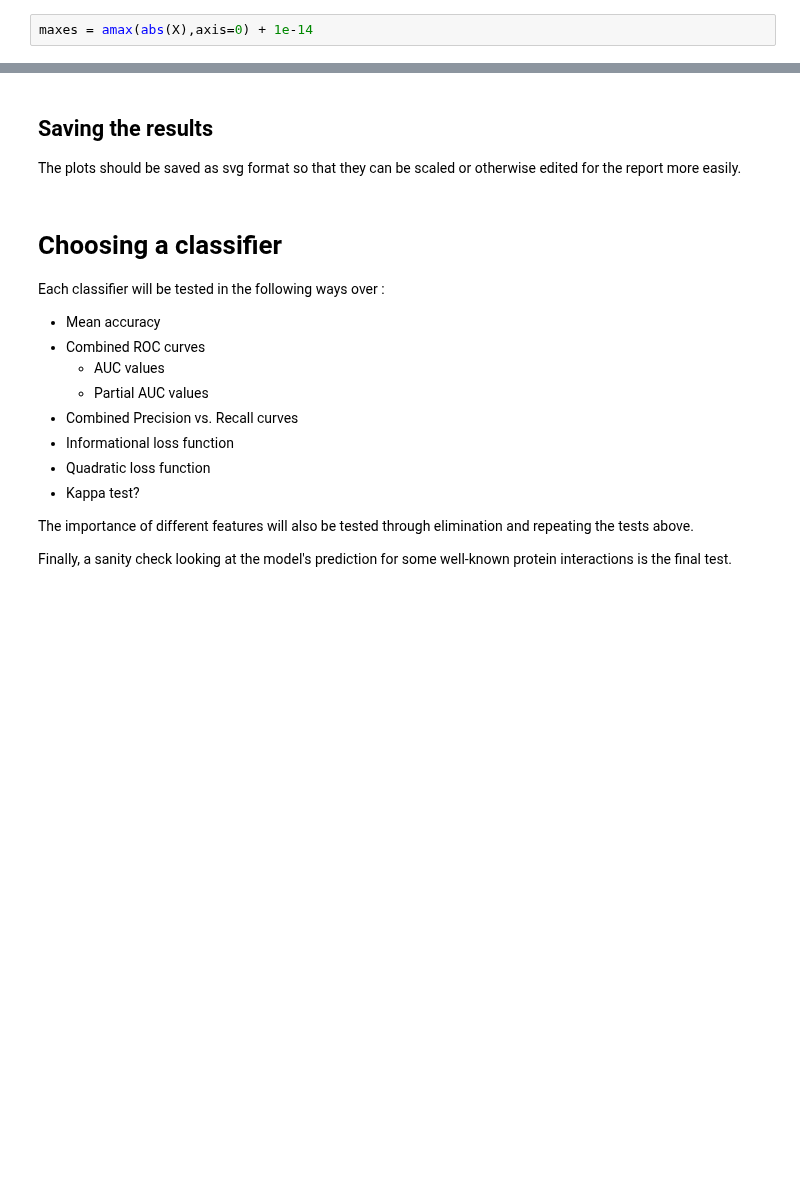
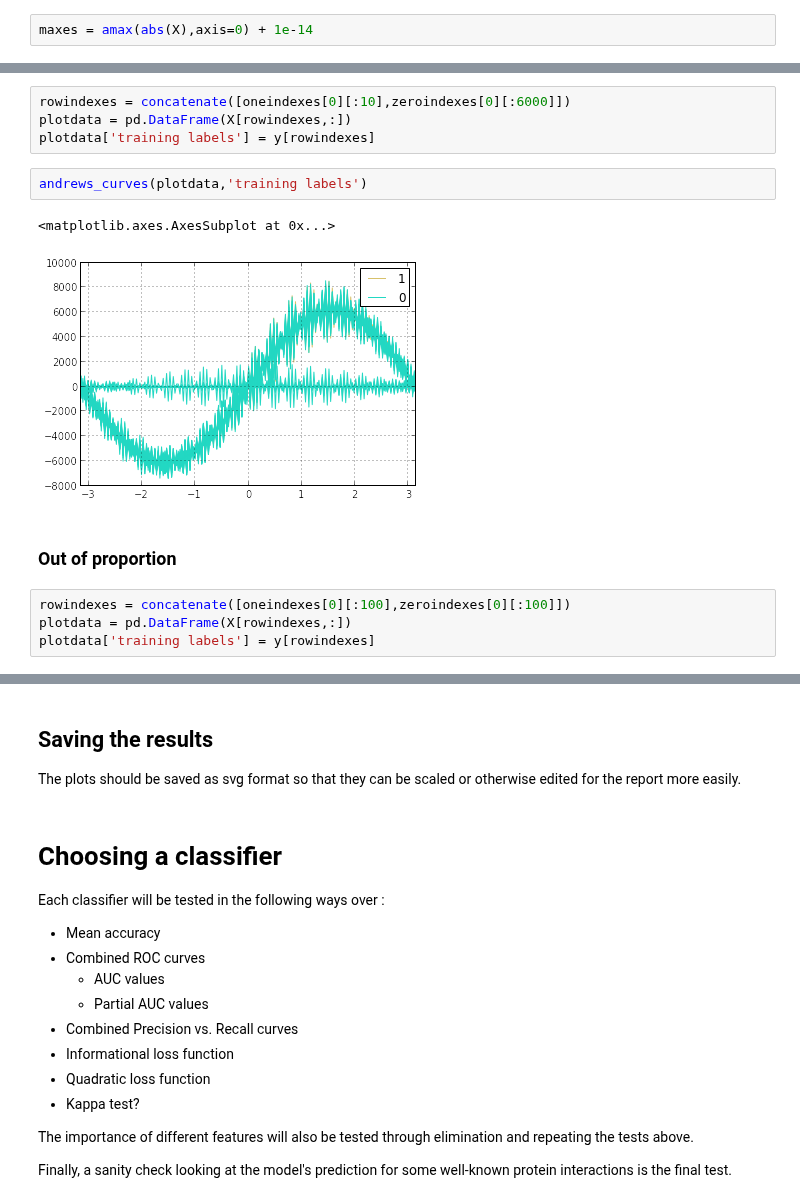
Before and after one commit to gngdb/opencast-bio, a Jupyter notebook: notebooks/Classifier Training.ipynb, the cells around one changed output, grey strips where cells are left out. Cells and saved outputs as stored; diff of their text form; blank space fills up the shorter version.

```diff
--- a/notebooks/Classifier Training.ipynb
+++ b/notebooks/Classifier Training.ipynb
@@ -148,0 +166,15 @@ dd
+# %%
+rowindexes = concatenate([oneindexes[0][:10],zeroindexes[0][:6000]])
+plotdata = pd.DataFrame(X[rowindexes,:])
+plotdata['training labels'] = y[rowindexes]
+# %%
+andrews_curves(plotdata,'training labels')
+# %% [output]
+<matplotlib.axes.AxesSubplot at 0x...>
+[figure, added]
+# %% [markdown]
+### Out of proportion
+# %%
+rowindexes = concatenate([oneindexes[0][:100],zeroindexes[0][:100]])
+plotdata = pd.DataFrame(X[rowindexes,:])
+plotdata['training labels'] = y[rowindexes]
```
Also changed, not shown: parts of 15 cells of this notebook.
